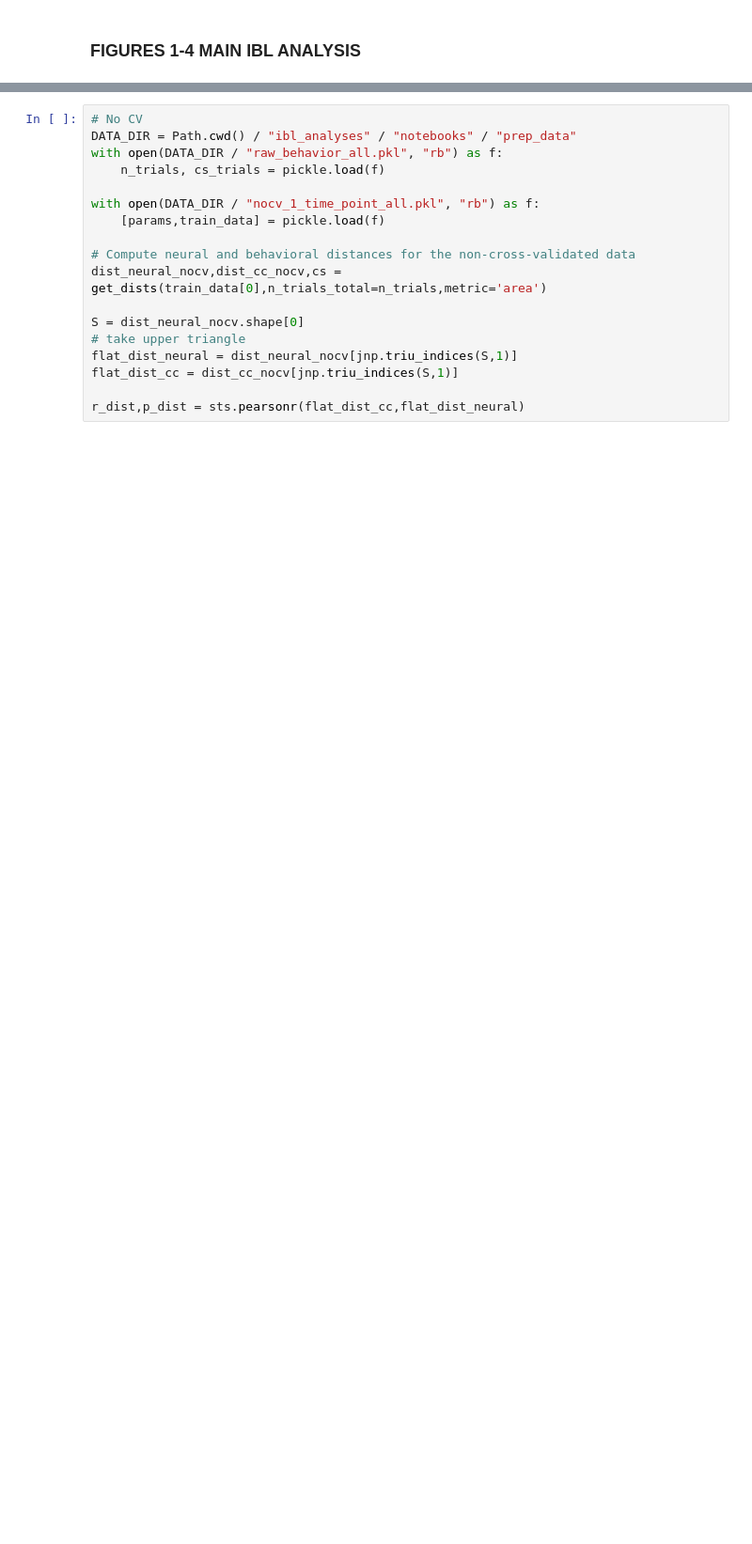
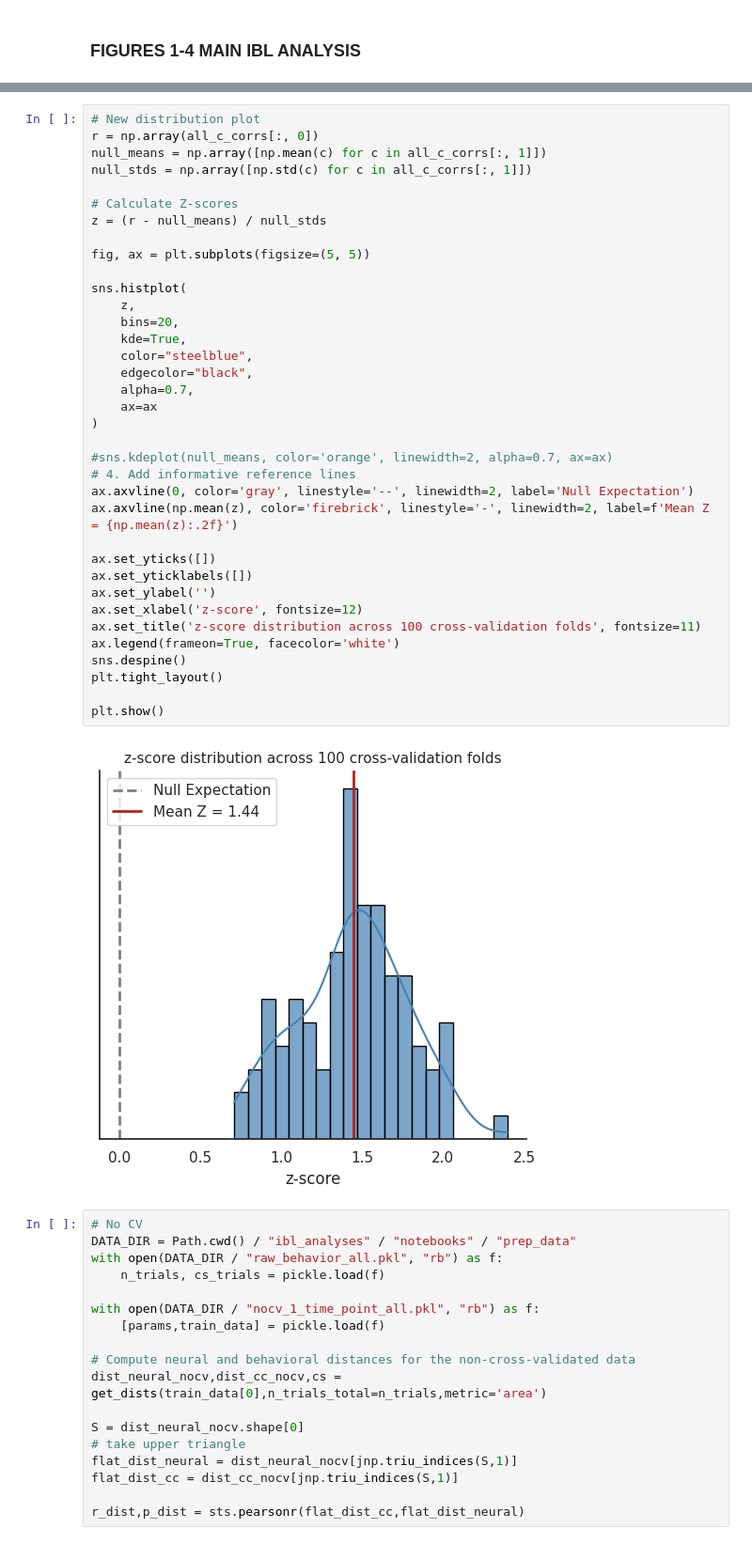
Before and after one commit to brunaafl/ShapeMetrics, a Jupyter notebook: combined_figure.ipynb, the cells around one changed output, grey strips where cells are left out. Shown at 94% size. Saved outputs shown, nothing was run; the diff lists cells and outputs as text; blank space fills up the shorter version.

```diff
--- a/combined_figure.ipynb
+++ b/combined_figure.ipynb
@@ -132,3 +134,41 @@ dist_cc_[np.tril_indices(dist_neural.shape[0],0)] = np.nan
+# %%
+# New distribution plot
+r = np.array(all_c_corrs[:, 0])
+null_means = np.array([np.mean(c) for c in all_c_corrs[:, 1]])
+null_stds = np.array([np.std(c) for c in all_c_corrs[:, 1]])
+
+# Calculate Z-scores
+z = (r - null_means) / null_stds
+
+fig, ax = plt.subplots(figsize=(5, 5))
+
+sns.histplot(
+    z,
+    bins=20,
+    kde=True,
+    color="steelblue",
+    edgecolor="black",
+    alpha=0.7,
+    ax=ax
+)
+
+#sns.kdeplot(null_means, color='orange', linewidth=2, alpha=0.7, ax=ax)
+# 4. Add informative reference lines
+ax.axvline(0, color='gray', linestyle='--', linewidth=2, label='Null Expectation')
+ax.axvline(np.mean(z), color='firebrick', linestyle='-', linewidth=2, label=f'Mean Z = {np.mean(z):.2f}')
+
+ax.set_yticks([])
+ax.set_yticklabels([])
+ax.set_ylabel('')
+ax.set_xlabel('z-score', fontsize=12)
+ax.set_title('z-score distribution across 100 cross-validation folds', fontsize=11)
+ax.legend(frameon=True, facecolor='white')
+sns.despine()
+plt.tight_layout()
+
+plt.show()
+# %% [output]
+[figure, added]
 # %%
 # No CV
 DATA_DIR = Path.cwd() / "ibl_analyses" / "notebooks" / "prep_data"
```
Also changed, not shown: parts of 17 cells of this notebook.
